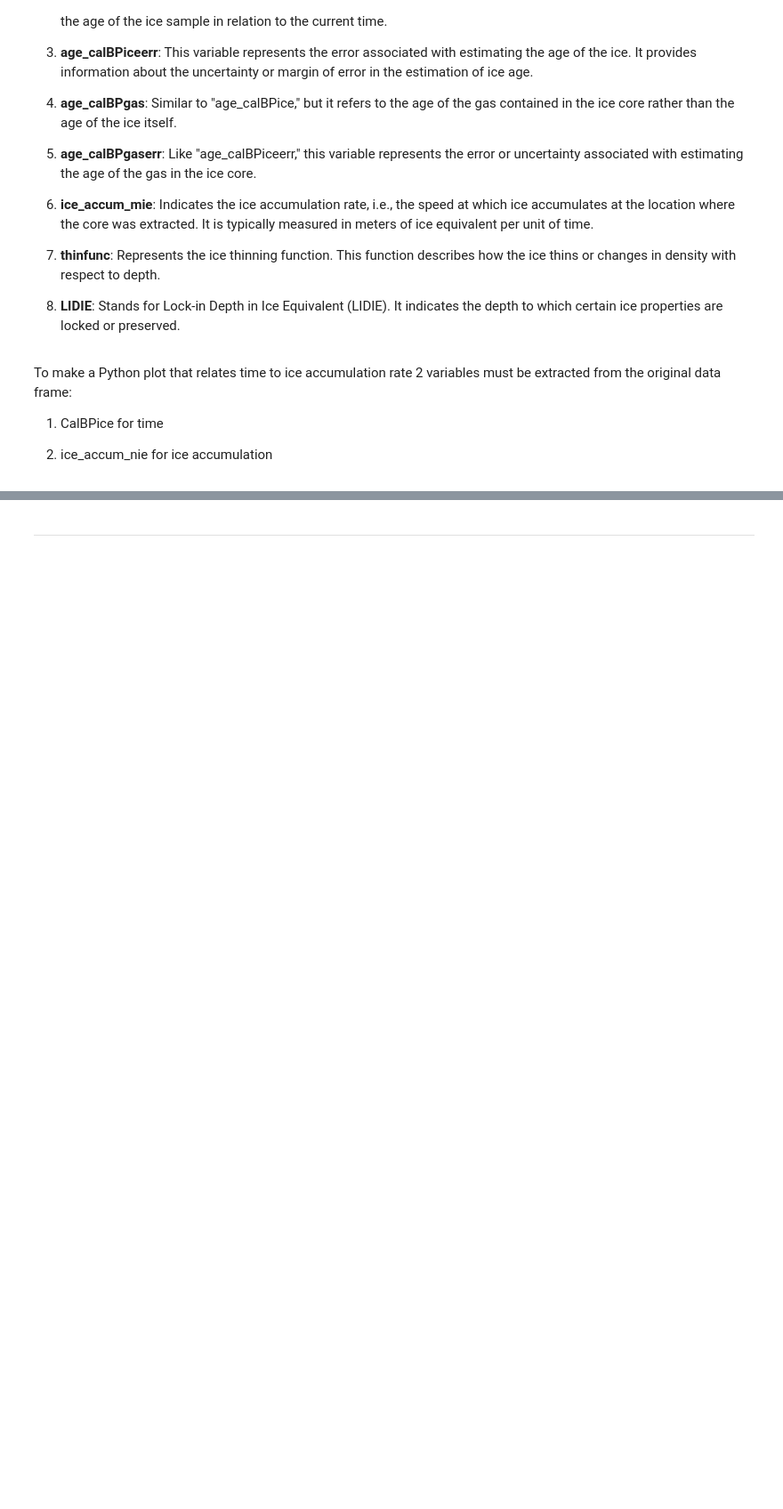
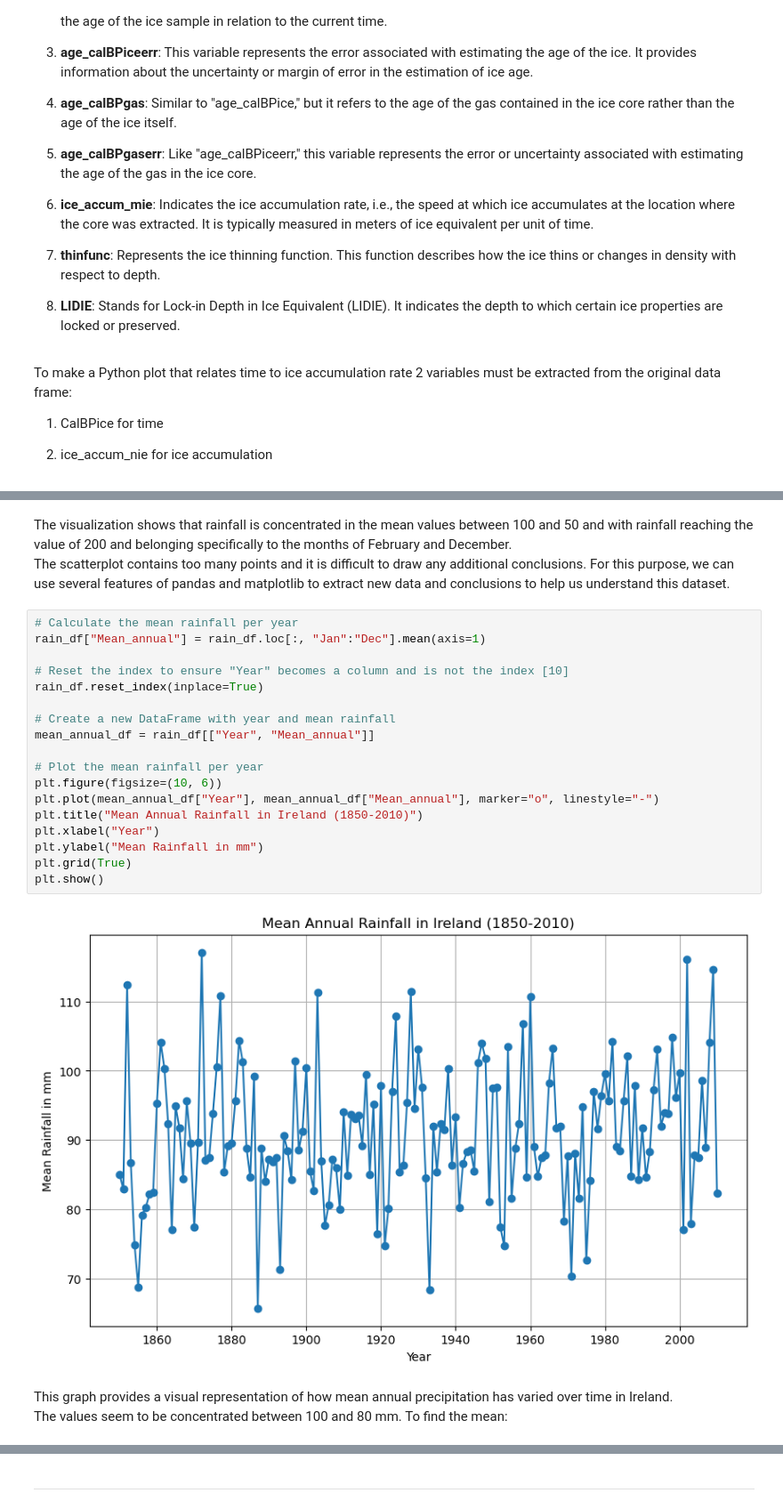
Before and after one commit to jalaca91/project2-programming-data-analysis, a Jupyter notebook: project.ipynb, the cells around one changed output, grey strips where cells are left out. Shown: that part at 89% size. Cells and saved outputs as stored; diff of their text form; blank space fills up the shorter version.

```diff
--- a/project.ipynb
+++ b/project.ipynb
@@ -291,0 +329,26 @@ The plot suggests that ice accumulation has been oscillating since records have
+# %% [markdown]
+The visualization shows that rainfall is concentrated in the mean values between 100 and 50 and with rainfall reaching the value of 200 and belonging specifically to the months of February and December.
+The scatterplot contains too many points and it is difficult to draw any additional conclusions. For this purpose, we can use several features of pandas and matplotlib to extract new data and conclusions to help us understand this dataset.
+# %%
+# Calculate the mean rainfall per year
+rain_df["Mean_annual"] = rain_df.loc[:, "Jan":"Dec"].mean(axis=1)
+
+# Reset the index to ensure "Year" becomes a column and is not the index [10]
+rain_df.reset_index(inplace=True)
+
+# Create a new DataFrame with year and mean rainfall
+mean_annual_df = rain_df[["Year", "Mean_annual"]]
+
+# Plot the mean rainfall per year
+plt.figure(figsize=(10, 6))
+plt.plot(mean_annual_df["Year"], mean_annual_df["Mean_annual"], marker="o", linestyle="-")
+plt.title("Mean Annual Rainfall in Ireland (1850-2010)")
+plt.xlabel("Year")
+plt.ylabel("Mean Rainfall in mm")
+plt.grid(True)
+plt.show()
+# %% [output]
+[figure, added]
+# %% [markdown]
+This graph provides a visual representation of how mean annual precipitation has varied over time in Ireland.
+The values seem to be concentrated between 100 and 80 mm. To find the mean:
```
Also changed, not shown: parts of 16 cells of this notebook.
